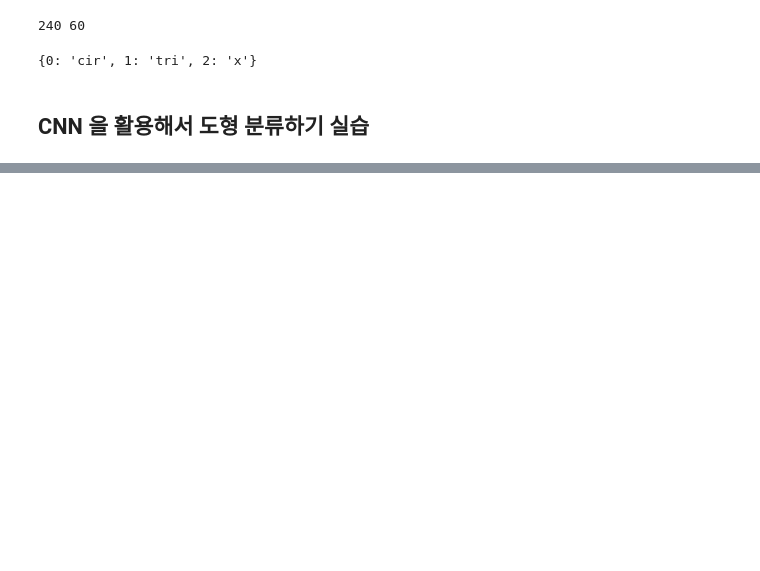
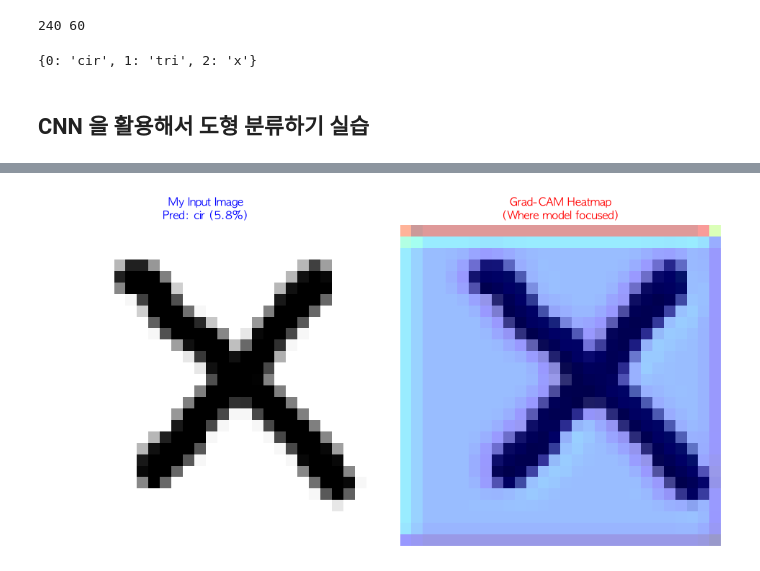
Before and after one commit to LEE0202020/study, a Jupyter notebook: 17. 딥러닝(CNN, 손글씨).ipynb, the cells around one changed output, grey strips where cells are left out. Saved outputs shown, nothing was run; the diff lists cells and outputs as text; code cells hidden in the pictures; blank space fills up the shorter version.

```diff
--- a/17. 딥러닝(CNN, 손글씨).ipynb
+++ b/17. 딥러닝(CNN, 손글씨).ipynb
@@ -78,0 +203,3 @@ class_dict
+# %%
+criterion = nn.CrossEntropyLoss()
+optimizer = optim.Adam(model.parameters(), lr=0.001)
@@ -78,0 +298,16 @@ class_dict
+# %%
+img_path = r"/Users/kdt_0900_lyn/ml/resoce/drawing_copy.png"
+
+shape = Image.open(img_path).convert("RGB")
+input_tensor = test_transform(shape)
+input_tensor_dev = input_tensor.to(device)
+
+with torch.no_grad():
+    outputs = model(input_tensor_dev)
+    probs = F.softmax(outputs, dim=1)[0]
+
+    pred_idx = torch.argmax(probs).item()
+    pred_class = class_dict[pred_idx]
+    confidence = probs[pred_idx].item() * 100
+
+    print(f"예측결과: {pred_class}, 확률: {confidence:.2f}%")
@@ -78,0 +319,75 @@ class_dict
+# %%
+# 훅(Hook)을 사용하여 마지막 Convolution 층의 활성화 값과 그래디언트 추출 준비
+activations = None
+gradients = None
+
+def forward_hook(module, input, output):
+  global activations
+  activations = output
+
+def backward_hook(module, grad_input, grad_output):
+  global gradients
+  gradients = grad_output[0]
+
+
+# 우리 모델의 classifier(또는 features) 안에서 마지막 Conv 레이어 지정
+# 모델 구조에 맞게 마지막 Conv2d 레이어를 타겟으로 잡기
+target_layer = model.classifier[-5]  # 마지막 직전 Conv2d 또는 마지막 Conv2d
+target_layer.register_forward_hook(forward_hook)
+target_layer.register_backward_hook(backward_hook)
+
+# 테스트할 이미지 경로 설정 및 전처리 적용
+original_image = Image.open(img_path).convert("RGB")
+
+# test_transform 활용
+input_tensor = test_transform(original_image).unsqueeze(0).to(
+    device
+)  # (C, H, W) -> (1, C, H, W)
+
+# 순전파 및 추론
+output = model(input_tensor)
+probs = F.softmax(output, dim=1)[0]
+pred_idx = torch.argmax(probs).item()
+pred_class = class_dict[pred_idx]  # 클래스 이름 딕셔너리 (예: {0: 'circle', ...})
+confidence = probs[pred_idx].item() * 100
+
+print(f"예측 결과: {pred_class} (확률: {confidence:.1f}%, 클래스 번호: {pred_idx})")
+
+# Grad-CAM 역전파 및 히트맵 계산
+model.zero_grad()
+class_score = output[0, pred_idx]
+class_score.backward()
+
+# 채널별 중요도 가중치 계산 (GAP 성향 반영)
+pooled_gradients = torch.mean(gradients, dim=[0, 2, 3])
+for i in range(activations.size(1)):
+    activations[:, i, :, :] *= pooled_gradients[i]
+
+heatmap = torch.mean(activations, dim=1).squeeze().cpu().detach().numpy()
+heatmap = np.maximum(heatmap, 0)  # ReLU 적용 (양수 기여도만)
+if heatmap.max() != 0:
+    heatmap /= heatmap.max()  # 0~1 정규화
+
+# PIL을 이용해 히트맵 크기를 원본 이미지 크기에 맞게 조절
+heatmap_uint8 = np.uint8(255 * heatmap)
+heatmap_pil = Image.fromarray(heatmap_uint8).resize(
+    original_image.size, Image.Resampling.BILINEAR
+)
+
+# Matplotlib으로 원본 이미지와 Grad-CAM 오버레이 시각화
+fig, axes = plt.subplots(1, 2, figsize=(10, 5))
+
+# 첫 번째: 원본 이미지 및 예측 결과
+axes[0].imshow(original_image)
+axes[0].set_title(f"My Input Image\nPred: {pred_class} ({confidence:.1f}%)", fontsize=11, color="blue",)
+axes[0].axis("off")
+
+# 두 번째: 원본 위에 히트맵 겹치기 (alpha=0.4로 반투명 효과)
+axes[1].imshow(original_image)
+axes[1].imshow(heatmap_pil, cmap="jet", alpha=0.4)  # jet 컬러맵으로 무지개빛 히트맵 표현
+axes[1].set_title(f"Grad-CAM Heatmap\n(Where model focused)", fontsize=11, color="red")
+axes[1].axis("off")
+
+plt.tight_layout()
+plt.show()
+# %% [output]
@@ -78,0 +395 @@ class_dict
+[figure, added]
```
Also changed, not shown: parts of 20 cells of this notebook, 12 other files.
